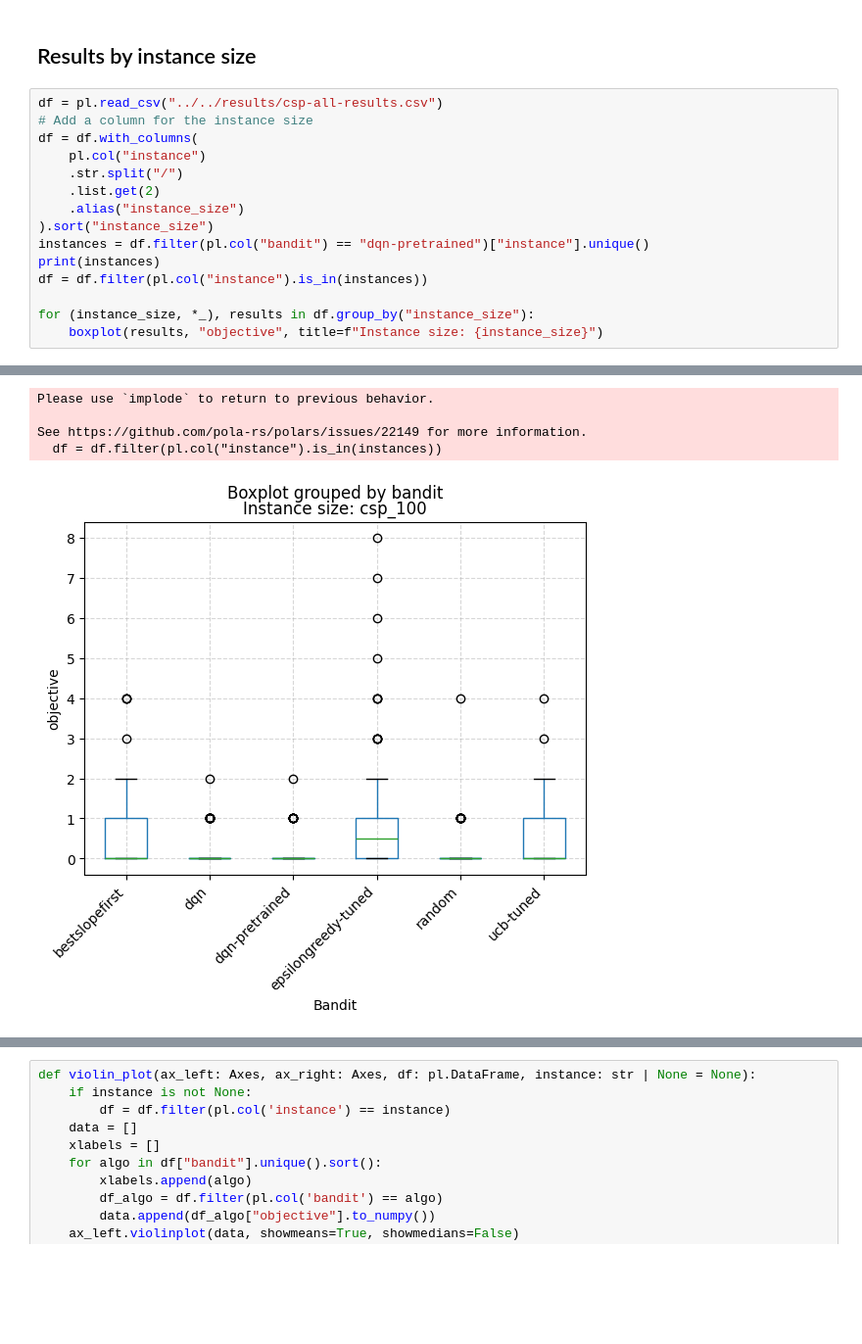
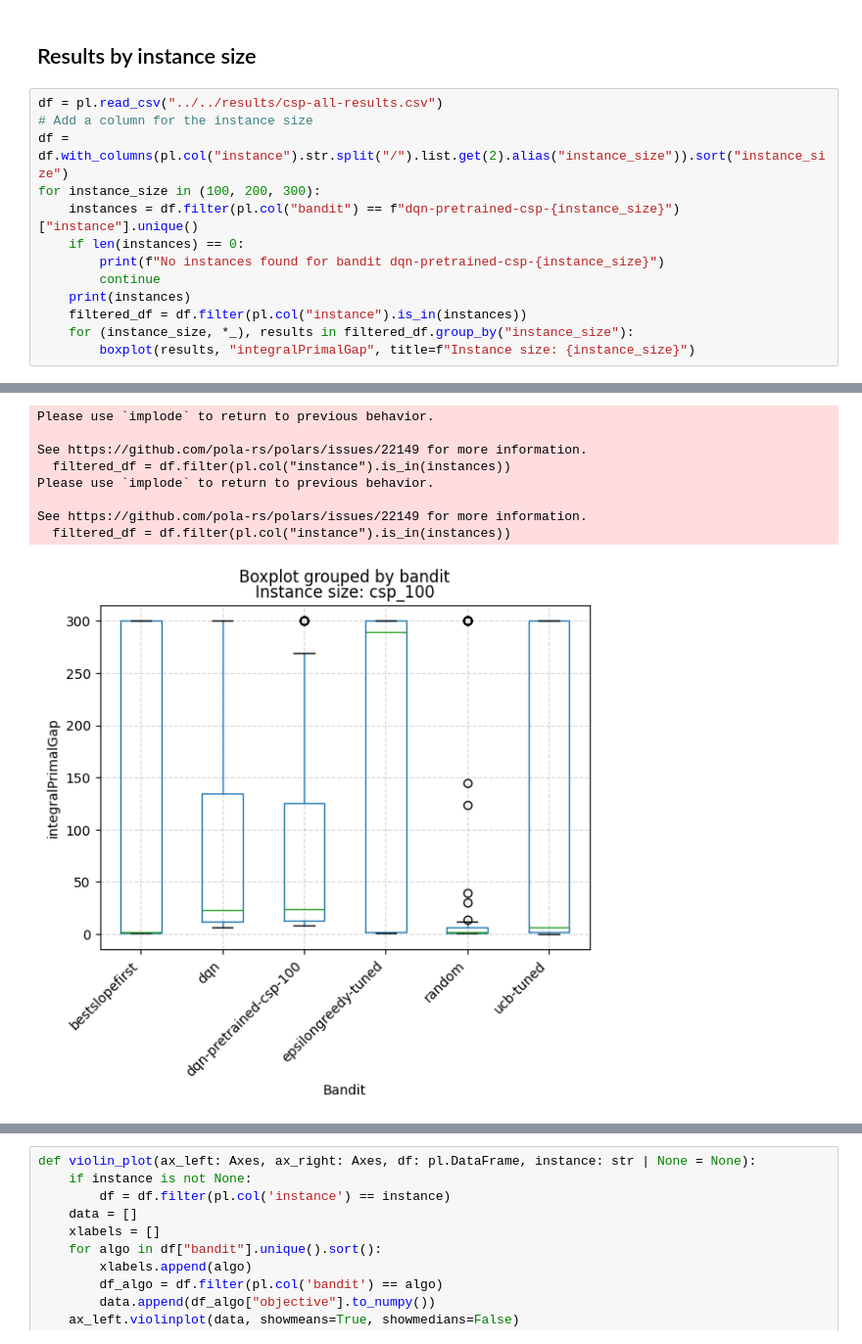
Before and after one commit to oscar-lib/LearningForOptimizing, a Jupyter notebook: src/python/plots.ipynb, the cells around one changed output, grey strips where cells are left out. Shown at 98% size. Cells and saved outputs as stored; diff of their text form; blank space fills up the shorter version.

Commit message:
Results

```diff
--- a/src/python/plots.ipynb
+++ b/src/python/plots.ipynb
@@ -28,18 +28,16 @@ boxplot(df, "integralPrimalGap")
 # %%
 df = pl.read_csv("../../results/csp-all-results.csv")
 # Add a column for the instance size
-df = df.with_columns(
-    pl.col("instance")
-    .str.split("/")
-    .list.get(2)
-    .alias("instance_size")
-).sort("instance_size")
-instances = df.filter(pl.col("bandit") == "dqn-pretrained")["instance"].unique()
-print(instances)
-df = df.filter(pl.col("instance").is_in(instances))
-
-for (instance_size, *_), results in df.group_by("instance_size"):
-    boxplot(results, "objective", title=f"Instance size: {instance_size}")
+df = df.with_columns(pl.col("instance").str.split("/").list.get(2).alias("instance_size")).sort("instance_size")
+for instance_size in (100, 200, 300):
+    instances = df.filter(pl.col("bandit") == f"dqn-pretrained-csp-{instance_size}")["instance"].unique()
+    if len(instances) == 0:
+        print(f"No instances found for bandit dqn-pretrained-csp-{instance_size}")
+        continue
+    print(instances)
+    filtered_df = df.filter(pl.col("instance").is_in(instances))
+    for (instance_size, *_), results in filtered_df.group_by("instance_size"):
+        boxplot(results, "integralPrimalGap", title=f"Instance size: {instance_size}")
 # %% [output]
 shape: (6,)
 Series: 'instance' [str]
@@ -54,5 +59,9 @@ Series: 'instance' [str]
 Please use `implode` to return to previous behavior.
 
 See https://github.com/pola-rs/polars/issues/22149 for more information.
-  df = df.filter(pl.col("instance").is_in(instances))
+  filtered_df = df.filter(pl.col("instance").is_in(instances))
+Please use `implode` to return to previous behavior.
+
+See https://github.com/pola-rs/polars/issues/22149 for more information.
+  filtered_df = df.filter(pl.col("instance").is_in(instances))
-[figure, old version]
+[figure, new version]
```
Also changed, not shown: parts of 2 cells of this notebook, 2 other files.
